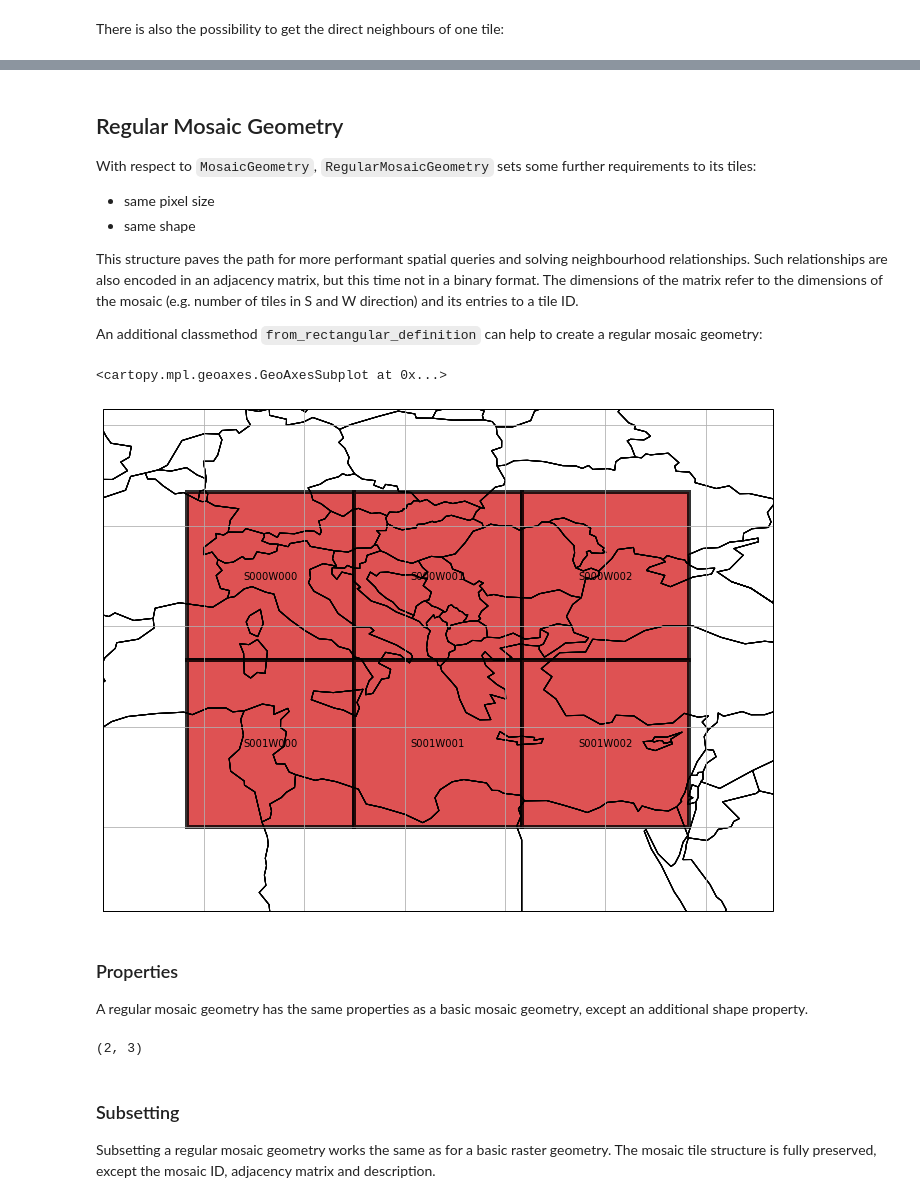
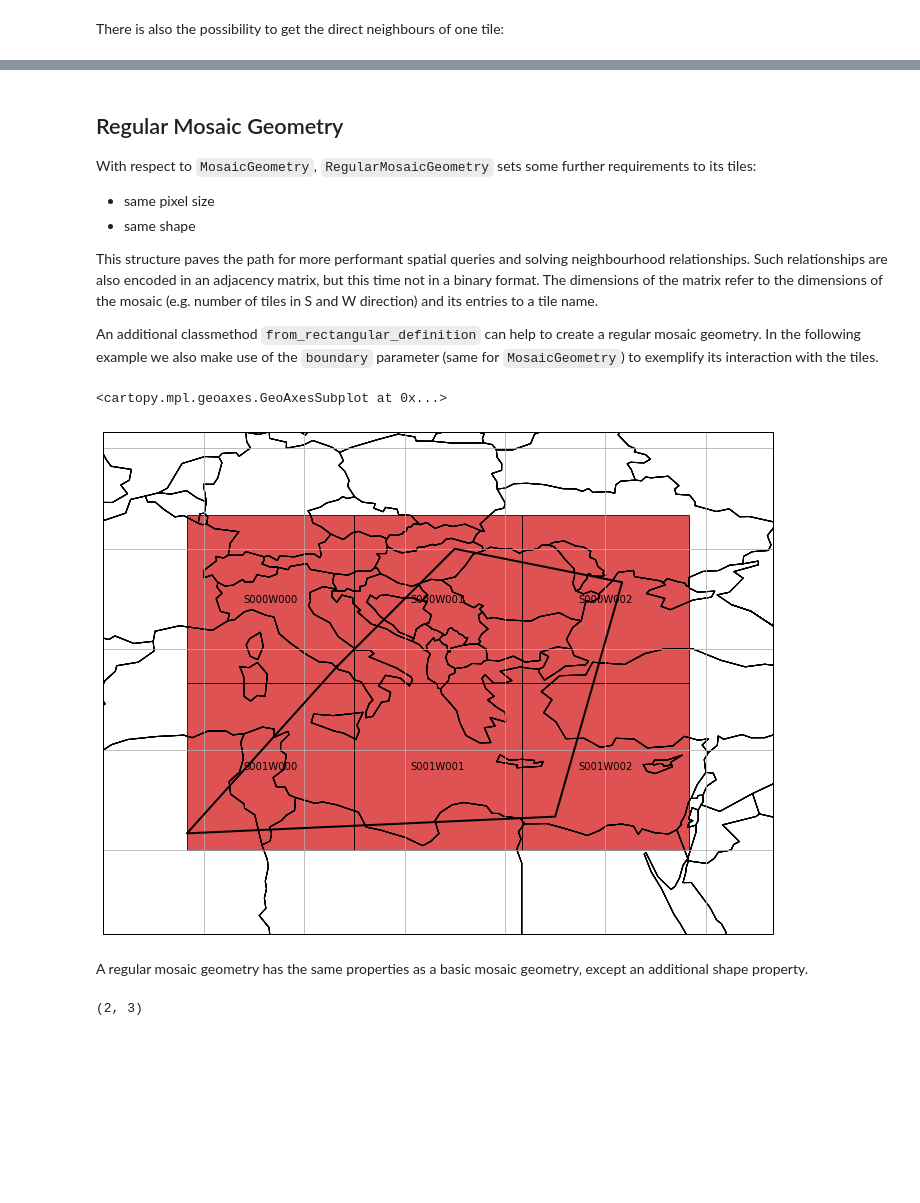
Before and after one commit to TUW-GEO/geospade, a Jupyter notebook: docs/notebooks/mosaic_geometry.ipynb, the cells around one changed output, grey strips where cells are left out. Saved outputs shown, nothing was run; the diff lists cells and outputs as text; code cells hidden in the pictures; blank space fills up the shorter version.

```diff
--- a/docs/notebooks/mosaic_geometry.ipynb
+++ b/docs/notebooks/mosaic_geometry.ipynb
@@ -321,37 +387,36 @@ With respect to `MosaicGeometry`, `RegularMosaicGeometry` sets some further requ
 - same pixel size
 - same shape
 
-This structure paves the path for more performant spatial queries and solving neighbourhood relationships. Such relationships are also encoded in an adjacency matrix, but this time not in a binary format. The dimensions of the matrix refer to the dimensions of the mosaic (e.g. number of tiles in S and W direction) and its entries to a tile ID.
+This structure paves the path for more performant spatial queries and solving neighbourhood relationships. Such relationships are also encoded in an adjacency matrix, but this time not in a binary format. The dimensions of the matrix refer to the dimensions of the mosaic (e.g. number of tiles in S and W direction) and its entries to a tile name.
 
-An additional classmethod `from_rectangular_definition` can help to create a regular mosaic geometry:
+An additional classmethod `from_rectangular_definition` can help to create a regular mosaic geometry. In the following example we also make use of the `boundary` parameter (same for `MosaicGeometry`) to exemplify its interaction with the tiles.
 # %%
 from geospade.raster import RegularMosaicGeometry
 
 mosaic_ul_x = 5
 mosaic_ul_y = 50
 mosaic_rows = 2
 mosaic_cols = 3
 x_tile_size = 10.
 y_tile_size = 10.
 geotrans = (mosaic_ul_x, 0.2, 0., mosaic_ul_y, 0., -0.2)
+mosaic_boundary = Polygon(((14, 41), (21, 48), (31, 46), (27, 32), (5, 31), (14, 41)))
+mosaic_boundary = ogr.CreateGeometryFromWkt(mosaic_boundary.wkt)
+mosaic_boundary.AssignSpatialReference(sref.osr_sref)
 
 reg_mosaic_geom = RegularMosaicGeometry.from_rectangular_definition(mosaic_rows, mosaic_cols, x_tile_size,
-                                                                    y_tile_size, sref, geotrans=geotrans)
+                                                                    y_tile_size, sref,
+                                                                    boundary=mosaic_boundary,
+                                                                    geotrans=geotrans)
 
 plt.figure(figsize=(12, 12))
-reg_mosaic_geom.plot(label_tiles=True, edgewidth=4, alpha=0.8, extent=[0, 25, 40, 55])
+reg_mosaic_geom.plot(label_tiles=True, edgewidth=1, alpha=0.8, extent=[0, 25, 40, 55])
 # %% [output]
 <cartopy.mpl.geoaxes.GeoAxesSubplot at 0x...>
-[figure, old version]
+[figure, new version]
 # %% [markdown]
-### Properties
-
 A regular mosaic geometry has the same properties as a basic mosaic geometry, except an additional shape property.
 # %%
 reg_mosaic_geom.shape
 # %% [output]
 (2, 3)
-# %% [markdown]
-### Subsetting
-
-Subsetting a regular mosaic geometry works the same as for a basic raster geometry. The mosaic tile structure is fully preserved, except the mosaic ID, adjacency matrix and description.
```
Also changed, not shown: parts of 41 cells of this notebook, 4 other files.
